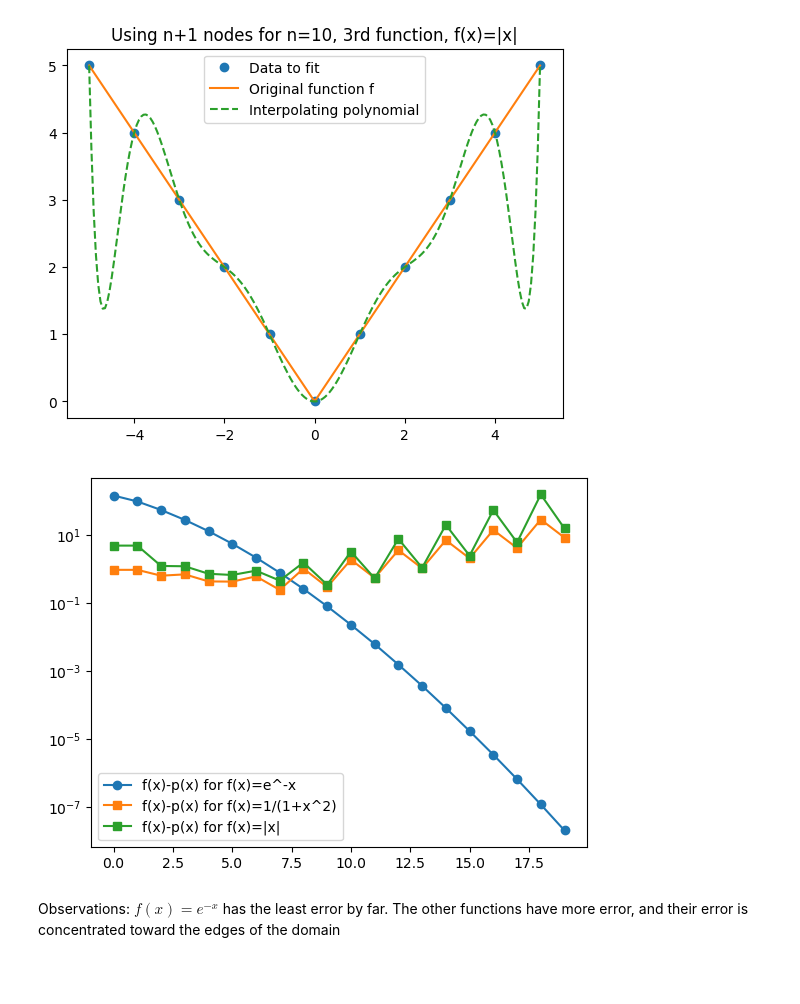
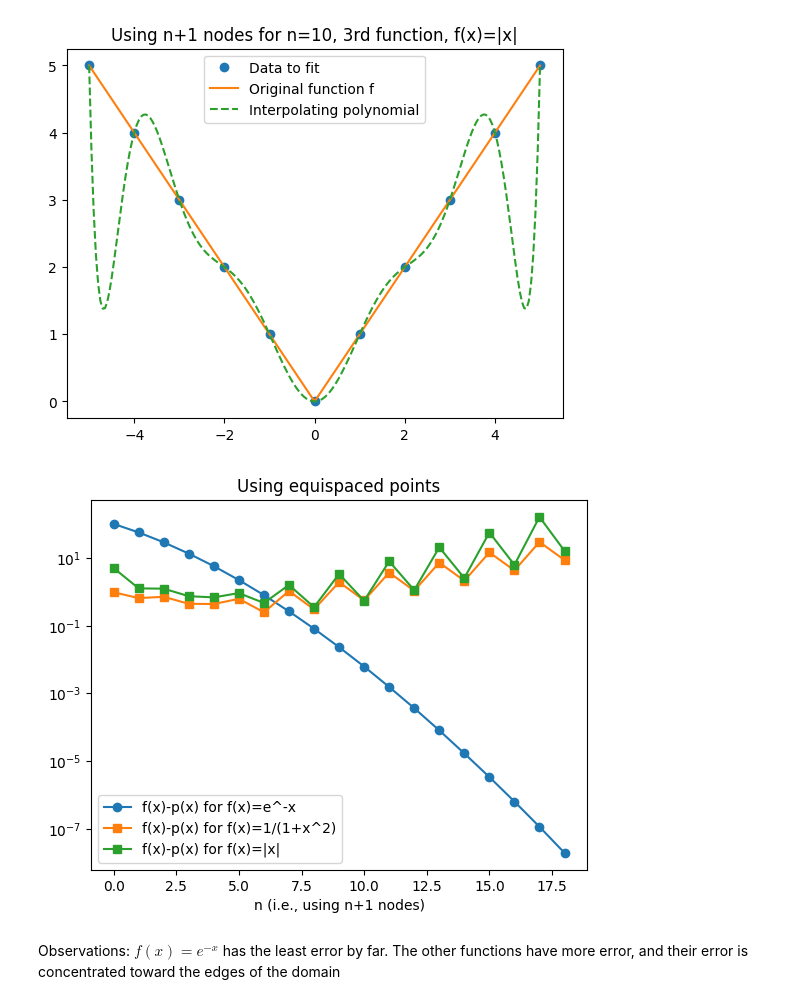
Before and after one commit to MaxwellShedd/appm-4600-numerics, a Jupyter notebook: Labs/Lab08_interpolation_solutions.ipynb, the cells around one changed output. Saved outputs shown, nothing was run; the diff lists cells and outputs as text; code cells hidden in the pictures; blank space fills up the shorter version.

```diff
--- a/Labs/Lab08_interpolation_solutions.ipynb
+++ b/Labs/Lab08_interpolation_solutions.ipynb
@@ -240,14 +240,15 @@ for n in range(1,20):
 [figure]
 # %%
 # Plot how the errors go down
-plt.semilogy( range(20), err1,'o-', label='f(x)-p(x) for f(x)=e^-x' )
-plt.semilogy( range(20), err2,'s-', label='f(x)-p(x) for f(x)=1/(1+x^2)' )
-plt.semilogy( range(20), err3,'s-', label='f(x)-p(x) for f(x)=|x|' )
+plt.semilogy( range(19), err1,'o-', label='f(x)-p(x) for f(x)=e^-x' )
+plt.semilogy( range(19), err2,'s-', label='f(x)-p(x) for f(x)=1/(1+x^2)' )
+plt.semilogy( range(19), err3,'s-', label='f(x)-p(x) for f(x)=|x|' )
 plt.legend()
+plt.xlabel('n (i.e., using n+1 nodes)')
 plt.title('Using equispaced points')
 plt.show()
 # %% [output]
-[figure, old version]
+[figure, new version]
 # %% [markdown]
 Observations: $f(x)=e^{-x}$ has the least error by far. The other functions have more error, and their error is concentrated toward the edges of the domain
 # %% [markdown]
```
Also changed, not shown: parts of 3 cells of this notebook.
